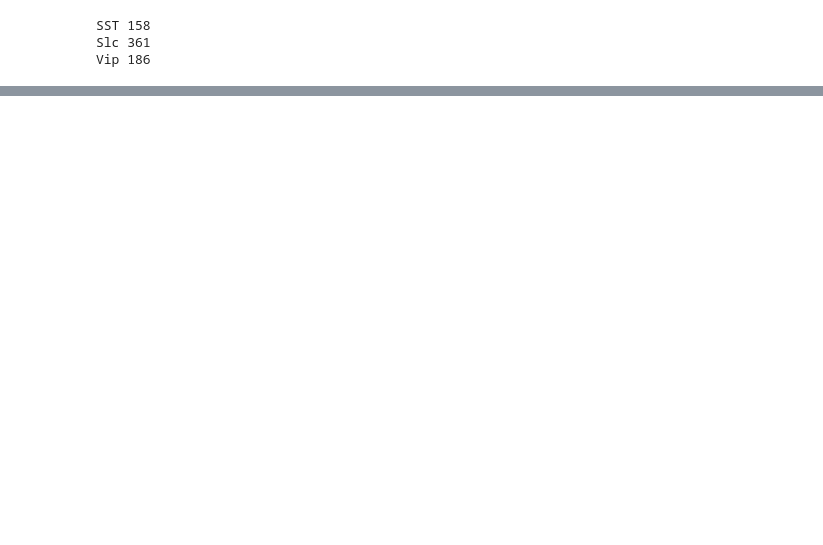
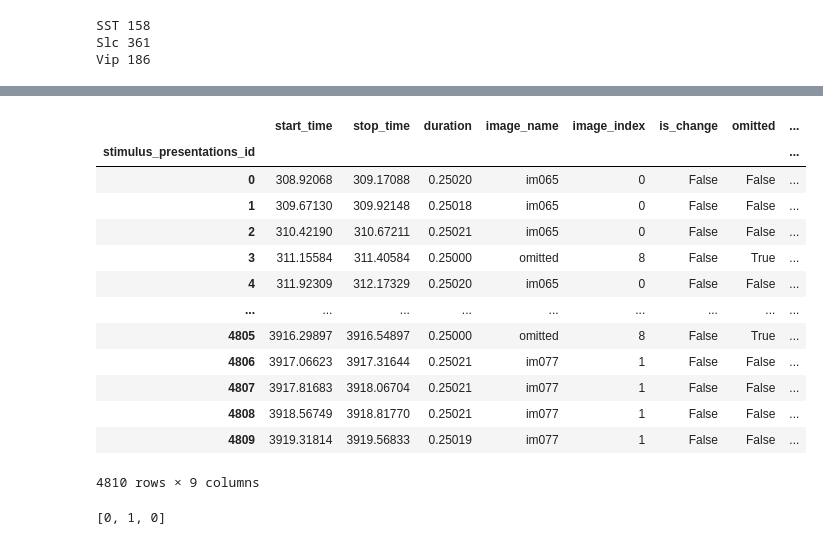
Before and after one commit to Yannan-Chen/allenVisualBehaviorOphys, a Jupyter notebook: neuroDataExtract.ipynb, the cells around one changed output, grey strips where cells are left out. Cells and saved outputs as stored; diff of their text form; code cells hidden in the pictures; blank space fills up the shorter version.

Commit message:
Cell selection and table generation

```diff
--- a/neuroDataExtract.ipynb
+++ b/neuroDataExtract.ipynb
@@ -99,0 +202,21 @@ for ophys_session_id in sst_sessions:
+# %%
+stimulus_table
+# %% [output]
+|  | start_time | stop_time | duration | image_name | image_index | is_change | omitted | ... |
+| stimulus_presentations_id |  |  |  |  |  |  |  | ... |
+| 0 | 308.92068 | 309.17088 | 0.25020 | im065 | 0 | False | False | ... |
+| 1 | 309.67130 | 309.92148 | 0.25018 | im065 | 0 | False | False | ... |
+| 2 | 310.42190 | 310.67211 | 0.25021 | im065 | 0 | False | False | ... |
+| 3 | 311.15584 | 311.40584 | 0.25000 | omitted | 8 | False | True | ... |
+| 4 | 311.92309 | 312.17329 | 0.25020 | im065 | 0 | False | False | ... |
+| ... | ... | ... | ... | ... | ... | ... | ... | ... |
+| 4805 | 3916.29897 | 3916.54897 | 0.25000 | omitted | 8 | False | True | ... |
+| 4806 | 3917.06623 | 3917.31644 | 0.25021 | im077 | 1 | False | False | ... |
+| 4807 | 3917.81683 | 3918.06704 | 0.25021 | im077 | 1 | False | False | ... |
+| 4808 | 3918.56749 | 3918.81770 | 0.25021 | im077 | 1 | False | False | ... |
+| 4809 | 3919.31814 | 3919.56833 | 0.25019 | im077 | 1 | False | False | ... |
+4810 rows × 9 columns
+# %%
+[1,1,0] and [0,1,0]
+# %% [output]
+[0, 1, 0]
```
Also changed, not shown: parts of 8 cells of this notebook, 2 other files.
